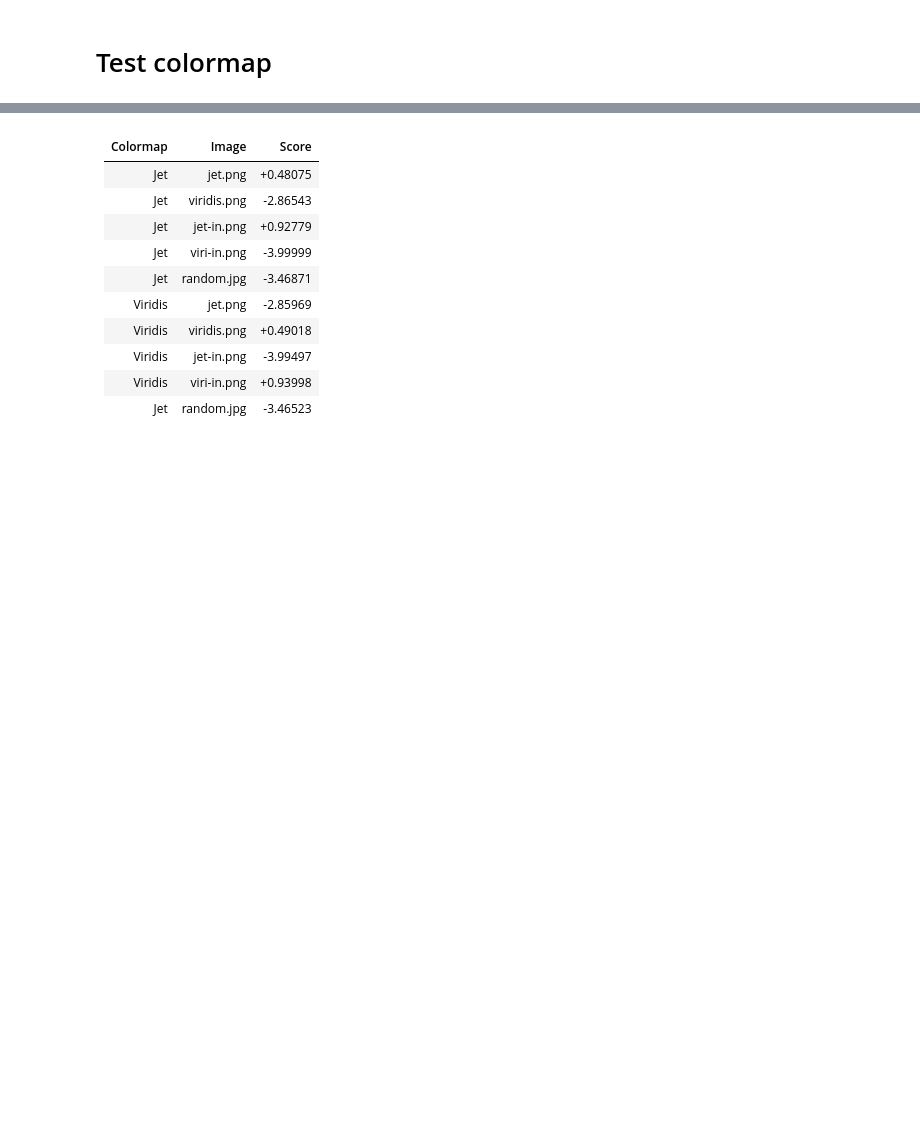
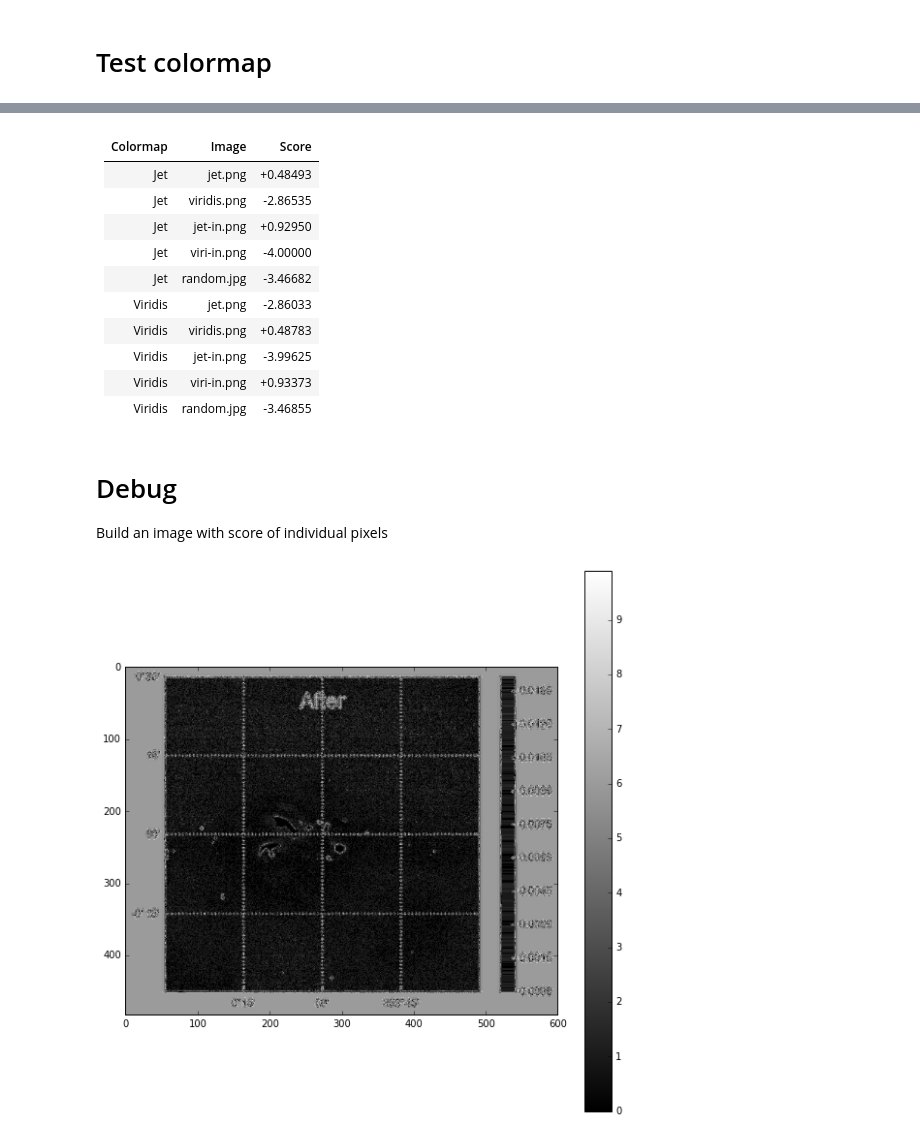
Before and after one commit to remram44/twitter_colormap_bot, a Jupyter notebook: notebooks/notebook.ipynb, the cells around one changed output, grey strips where cells are left out. Drawn from its saved outputs; the diff is of its cells as text; code cells hidden in the pictures; blank space fills up the shorter version.

```diff
--- a/notebooks/notebook.ipynb
+++ b/notebooks/notebook.ipynb
@@ -15,11 +15,11 @@ image_obj
 [figure]
 # %%
 image = np.asarray(image_obj, dtype=np.uint8)
-sh = image.shape
-print(sh)
-assert len(sh) == 3
-assert sh[2] in (3, 4)
-image = image.reshape(sh[0] * sh[1], sh[2])[:, :3]
+orig_shape = image.shape
+print(orig_shape)
+assert len(orig_shape) == 3
+assert orig_shape[2] in (3, 4)
+image = image.reshape(orig_shape[0] * orig_shape[1], orig_shape[2])[:, :3]
 print(image.shape)
 # %% [output]
 (483, 600, 4)
@@ -49,7 +49,7 @@ import matplotlib.cm
 colormap = matplotlib.cm.get_cmap('viridis')
 # %%
 # These are all the colors in the colormap
-colors = colormap(np.arange(0.0, 1.0, 0.001))
+colors = colormap(np.arange(0.0, 1.0, 0.001))[:, :3]
 colors = (colors * 255.0).astype(np.uint8)
 colors
 # %% [output]
@@ -101,13 +101,31 @@ np.dot(testarray.flatten(), histogram.flatten())
 # %% [markdown]
 | Colormap | Image       | Score    |
 |----------|-------------|----------|
-| Jet      | jet.png     | +0.48075 |
-| Jet      | viridis.png | -2.86543 |
-| Jet      | jet-in.png  | +0.92779 |
-| Jet      | viri-in.png | -3.99999 |
-| Jet      | random.jpg  | -3.46871 |
-| Viridis  | jet.png     | -2.85969 |
-| Viridis  | viridis.png | +0.49018 |
-| Viridis  | jet-in.png  | -3.99497 |
-| Viridis  | viri-in.png | +0.93998 |
-| Jet      | random.jpg  | -3.46523 |
+| Jet      | jet.png     | +0.48493 |
+| Jet      | viridis.png | -2.86535 |
+| Jet      | jet-in.png  | +0.92950 |
+| Jet      | viri-in.png | -4.00000 |
+| Jet      | random.jpg  | -3.46682 |
+| Viridis  | jet.png     | -2.86033 |
+| Viridis  | viridis.png | +0.48783 |
+| Viridis  | jet-in.png  | -3.99625 |
+| Viridis  | viri-in.png | +0.93373 |
+| Viridis  | random.jpg  | -3.46855 |
+# %% [markdown]
+# Debug
+
+Build an image with score of individual pixels
+# %%
+diff = (np.repeat(image.reshape(1, image.shape[0], 3), colors.shape[0], axis=0) -
+        np.repeat(colors.reshape(colors.shape[0], 1, 3), image.shape[0], axis=1))
+dist_sq = np.sum(diff ** 2, axis=2)
+min_dist_sq = dist_sq.min(axis=0)
+min_dist = np.sqrt(min_dist_sq)
+# %%
+from pylab import rcParams
+rcParams['figure.figsize'] = 10, 10
+plt.imshow(min_dist.reshape(orig_shape[:2]), cmap='gray')
+plt.colorbar()
+None
+# %% [output]
+[figure, added]
```
Also changed, not shown: parts of 10 cells of this notebook, 2 other files.
